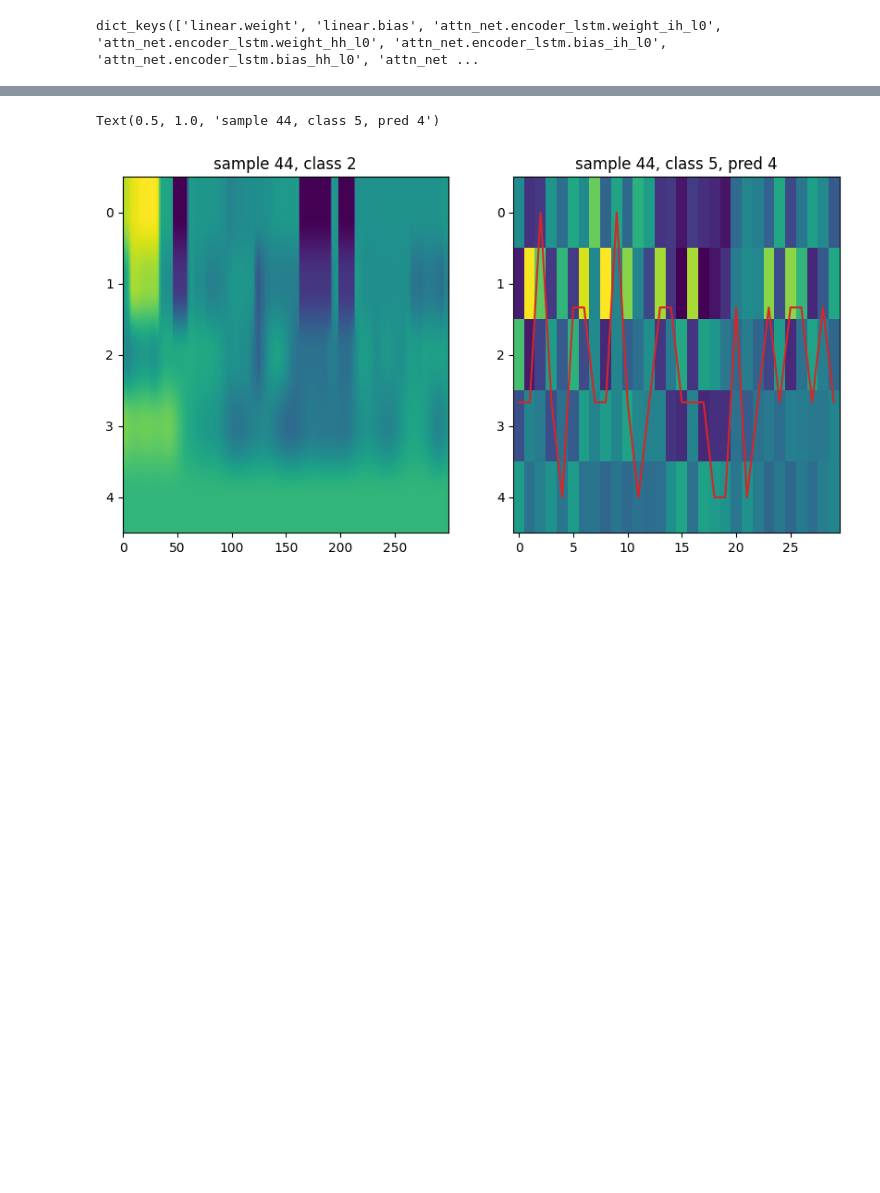
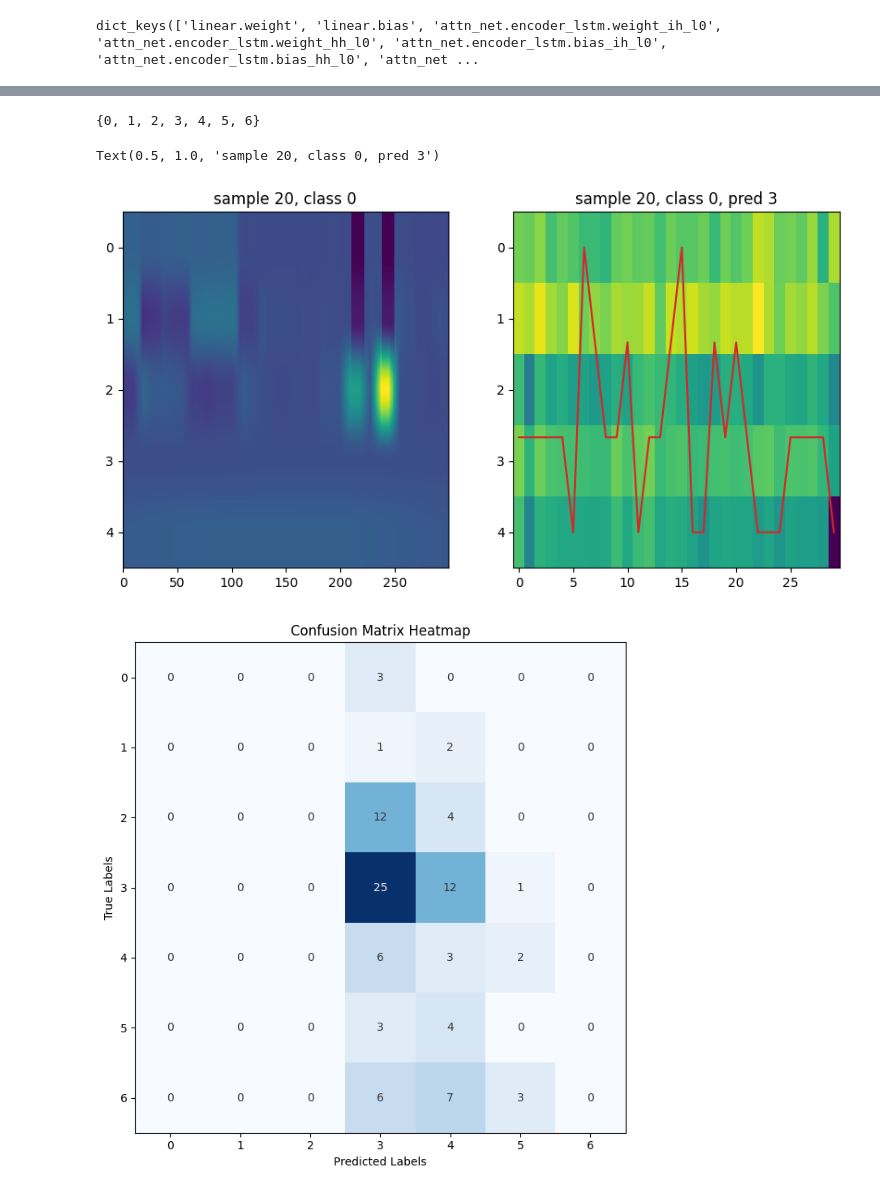
Before and after one commit to avantipova/oasisnn, a Jupyter notebook: dev/bahdanaudec_1.ipynb, the cells around one changed output, grey strips where cells are left out. Cells and saved outputs as stored; diff of their text form; code cells hidden in the pictures; blank space fills up the shorter version.

```diff
--- a/dev/bahdanaudec_1.ipynb
+++ b/dev/bahdanaudec_1.ipynb
@@ -309,24 +397,43 @@ accuracy: 0.33838384395295923
 # %%
 X_test, Y_test = next(iter(DataLoader(test, len(test))))
+print(set(one_hot_decoder(Y_test)))
+
 
 Preds_test = model(X_test)
 
 sources = torch.permute(X_test, (0, 2, 1))
 sources = model.linear(sources)
 sources = torch.permute(sources, (0, 2, 1))
+# %% [output]
+{0, 1, 2, 3, 4, 5, 6}
 # %%
 n = np.random.randint(0, len(test))
 
 fig, (ax1, ax2) = plt.subplots(1, 2, figsize=(10, 5))
 attn_w = torch.stack(model.attn_net.attention_weights)[:, n].detach().numpy()
 ax1.imshow(X_test[n].T, aspect='auto')
+label = np.argmax(Y_test[n]).item()
 ax1.set_title(f'sample {n}, class {label}')
 # ax1.imshow(attn_w, zorder=1)
 ax2.imshow(sources.detach().numpy().mean(0).T, zorder=1, aspect='auto')
 attn_tc = attn_w.mean(1)
 ax2.plot((attn_tc - attn_tc.min())/(attn_tc.max() - attn_tc.min())*(sources.shape[-1] - 1), zorder=2, color='tab:red')
-label = np.argmax(Y_test[n]).item()
 ax2.set_title(f'sample {n}, class {label}, pred {np.argmax(Preds_test[n].detach())}')
 # %% [output]
-Text(0.5, 1.0, 'sample 44, class 5, pred 4')
+Text(0.5, 1.0, 'sample 20, class 0, pred 3')
-[figure, old version]
+[figure, new version]
+# %%
+conf_matrix_data = compute_confusion_matrix(
+    one_hot_decoder(Y_test), one_hot_decoder(Preds_test)
+)
+
+confusion_matrix_df = pd.DataFrame(
+    conf_matrix_data,
+    index = conf_matrix_data.keys(),
+    columns = conf_matrix_data.keys()
+)
+
+# Visualize the confusion matrix with color-coded text
+fig = plot_confusion_matrix(confusion_matrix_df)
+# %% [output]
+[figure, added]
```
Also changed, not shown: parts of 11 cells of this notebook, 3 other files.
